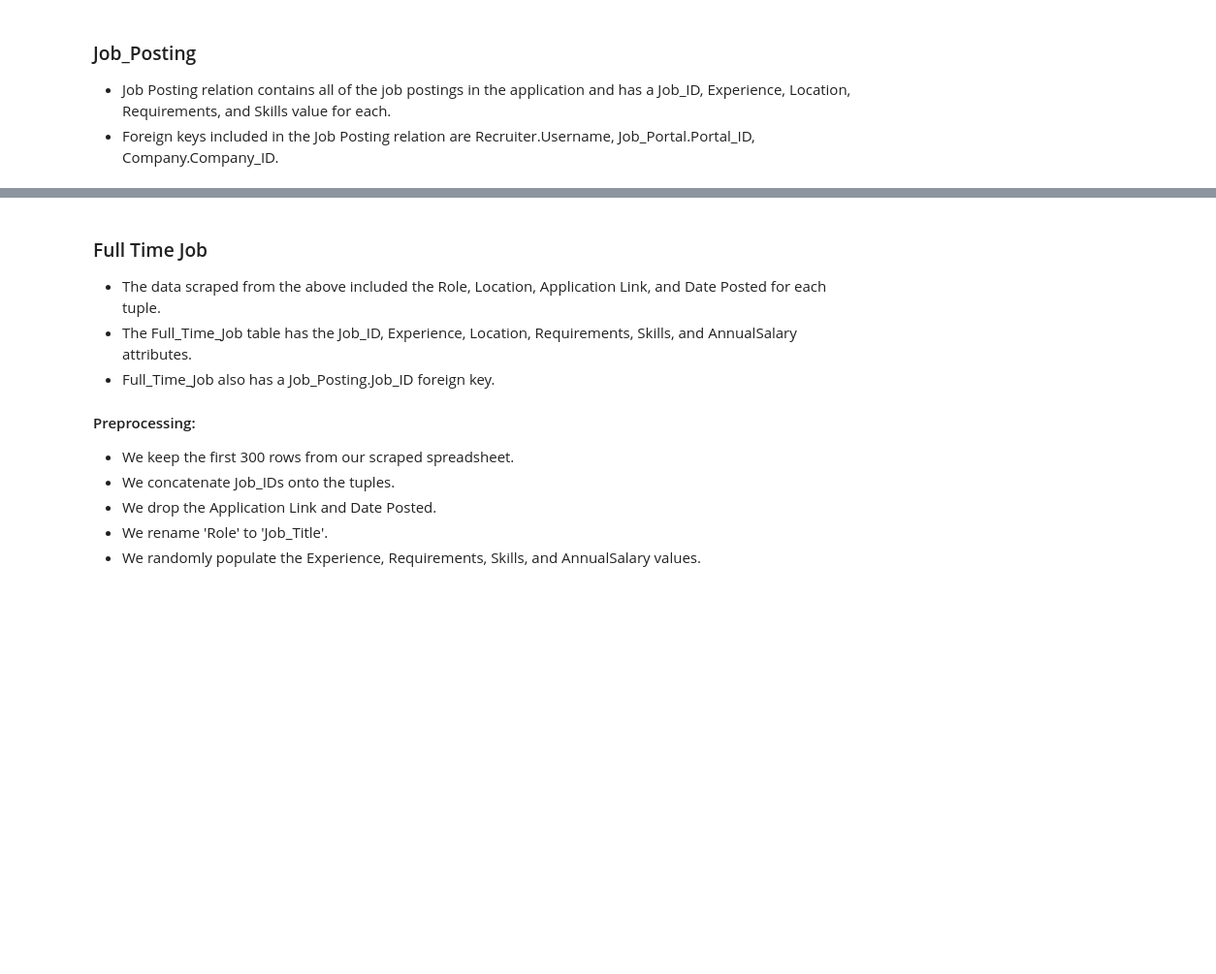
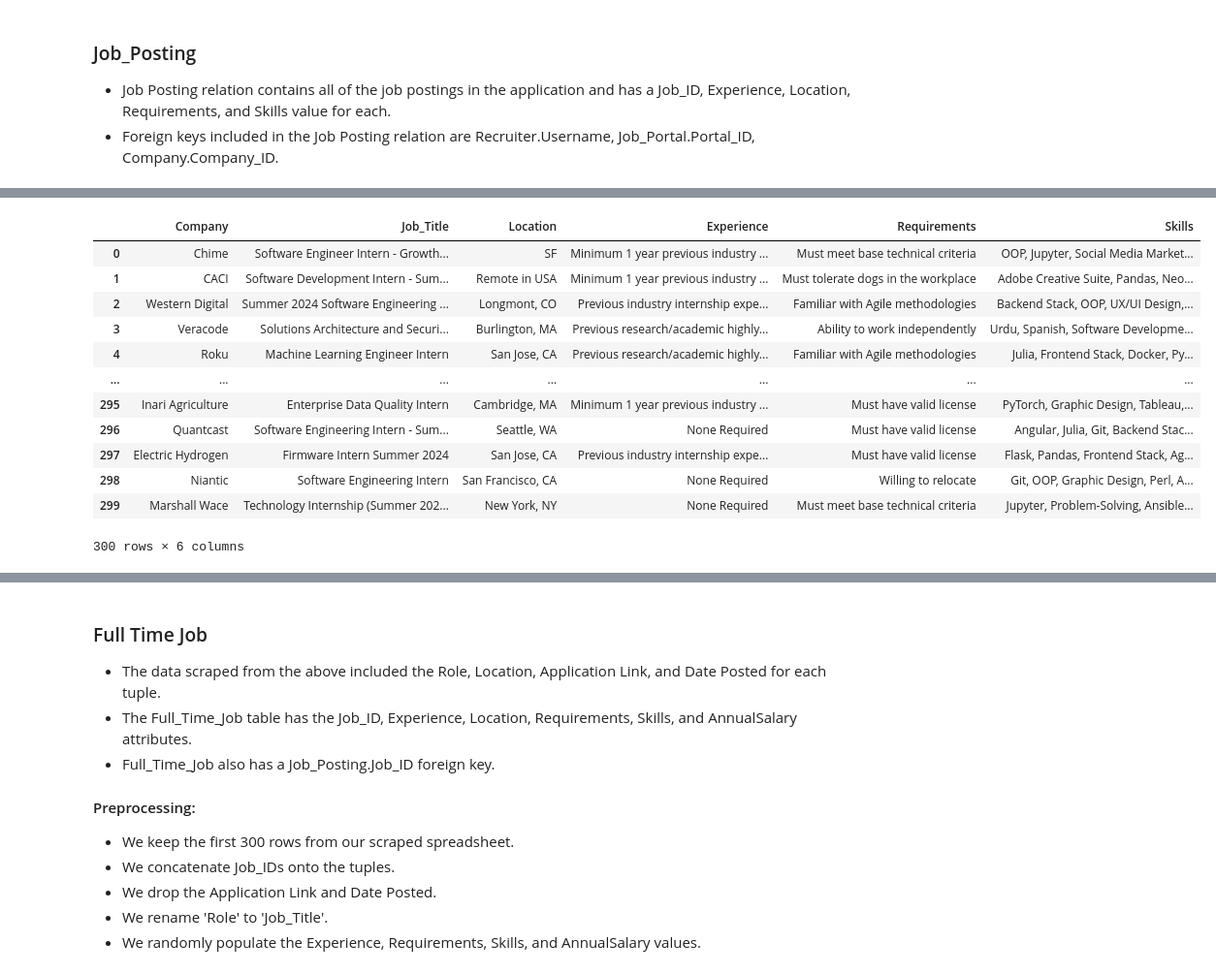
Before and after one commit to vbainwala/TalentTrove, a Jupyter notebook: make_data.ipynb, the cells around one changed output, grey strips where cells are left out. Shown at 97% size. Cells and saved outputs as stored; diff of their text form; code cells hidden in the pictures; blank space fills up the shorter version.

```diff
--- a/make_data.ipynb
+++ b/make_data.ipynb
@@ -40,0 +88,3 @@ Requirement already satisfied: pydantic-core==2.16.3 in ./.venv/lib/python3.10/s
+# %%
+internship_df = pd.read_csv('data/Tech_Internship.csv', header=0)[:300]
+internship_df
@@ -40,0 +105,10 @@ Requirement already satisfied: pydantic-core==2.16.3 in ./.venv/lib/python3.10/s
+# %%
+# Replace 'Ü≥' symbols with correct company names, i.e. company name before that row
+for i in range(len(internship_df)):
+    if internship_df.loc[i, 'Company'] == 'Ü≥ ' or internship_df.loc[i, 'Company'] == ' ‚Ü≥ ':
+        internship_df.loc[i, 'Company'] = internship_df.loc[i-1, 'Company']
+
+# Verify this was done correctly for all tuples
+if not (internship_df['Company'] == 'Ü≥').any() or (internship_df['Company'] == ',Ü≥').any():
+    print("There are no more 'Ü≥' symbols in the 'Company' column!")
+internship_df
@@ -40,0 +170,20 @@ Requirement already satisfied: pydantic-core==2.16.3 in ./.venv/lib/python3.10/s
+# %%
+internship_df['Experience'] = internship_df.apply(lambda row: random.choice(intern_experience_vals), axis=1)
+internship_df['Requirements'] = internship_df.apply(lambda row: random.choice(intern_requirements_vals), axis=1)
+internship_df['Skills'] = internship_df.apply(lambda row: get_random_skills(job_skills), axis=1)
+internship_df = internship_df.rename(columns={'Role': 'Job_Title'})
+internship_df
+# %% [output]
+|  | Company | Job_Title | Location | Experience | Requirements | Skills |
+| 0 | Chime | Software Engineer Intern - Growth... | SF | Minimum 1 year previous industry ... | Must meet base technical criteria | OOP, Jupyter, Social Media Market... |
+| 1 | CACI | Software Development Intern - Sum... | Remote in USA | Minimum 1 year previous industry ... | Must tolerate dogs in the workplace | Adobe Creative Suite, Pandas, Neo... |
+| 2 | Western Digital | Summer 2024 Software Engineering ... | Longmont, CO | Previous industry internship expe... | Familiar with Agile methodologies | Backend Stack, OOP, UX/UI Design,... |
+| 3 | Veracode | Solutions Architecture and Securi... | Burlington, MA | Previous research/academic highly... | Ability to work independently | Urdu, Spanish, Software Developme... |
+| 4 | Roku | Machine Learning Engineer Intern | San Jose, CA | Previous research/academic highly... | Familiar with Agile methodologies | Julia, Frontend Stack, Docker, Py... |
+| ... | ... | ... | ... | ... | ... | ... |
+| 295 | Inari Agriculture | Enterprise Data Quality Intern | Cambridge, MA | Minimum 1 year previous industry ... | Must have valid license | PyTorch, Graphic Design, Tableau,... |
+| 296 | Quantcast | Software Engineering Intern - Sum... | Seattle, WA | None Required | Must have valid license | Angular, Julia, Git, Backend Stac... |
+| 297 | Electric Hydrogen | Firmware Intern Summer 2024 | San Jose, CA | Previous industry internship expe... | Must have valid license | Flask, Pandas, Frontend Stack, Ag... |
+| 298 | Niantic | Software Engineering Intern | San Francisco, CA | None Required | Willing to relocate | Git, OOP, Graphic Design, Perl, A... |
+| 299 | Marshall Wace | Technology Internship (Summer 202... | New York, NY | None Required | Must meet base technical criteria | Jupyter, Problem-Solving, Ansible... |
+300 rows × 6 columns
```
Also changed, not shown: parts of 17 cells of this notebook, 1 other file.
